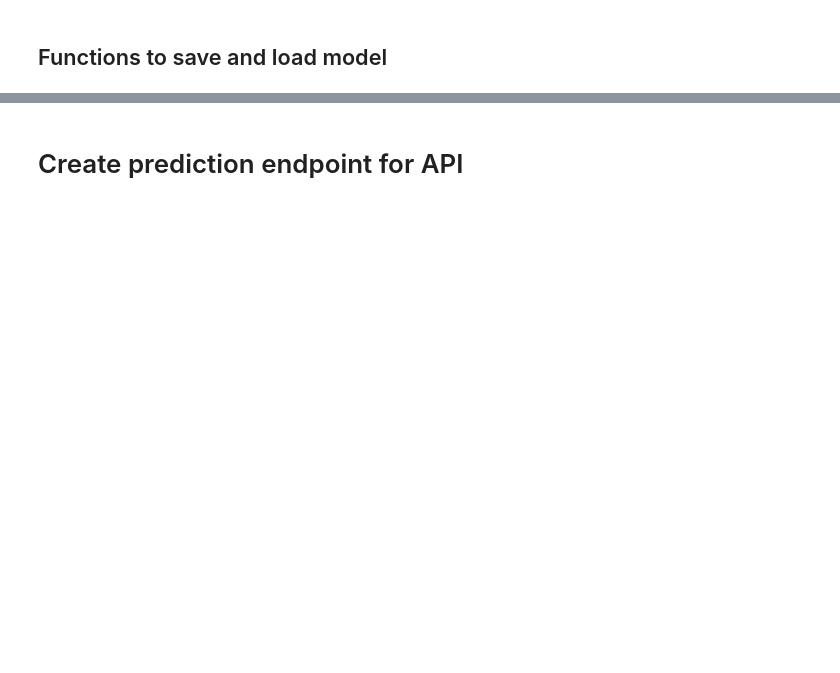
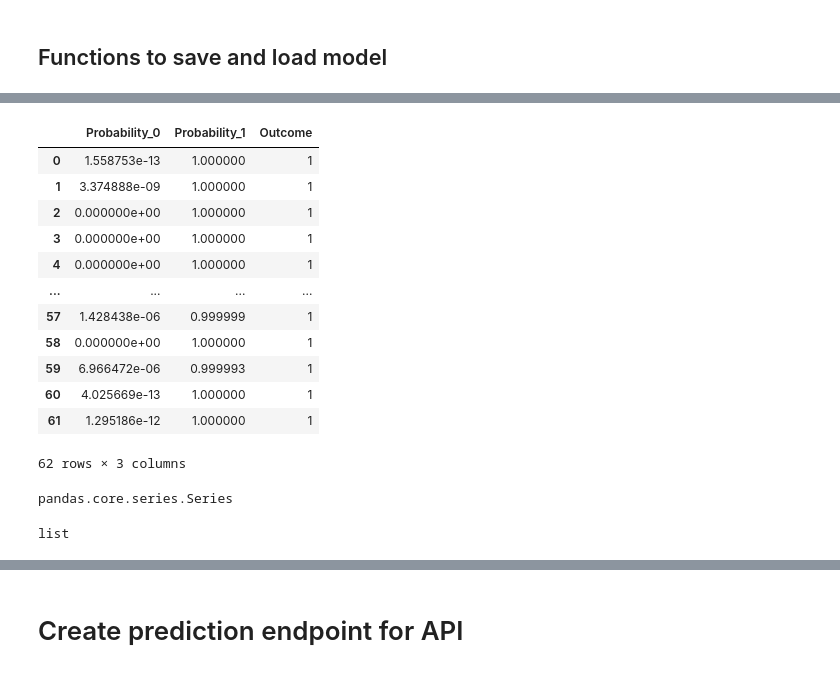
Before and after one commit to Klara-haas/brain_proteomics, a Jupyter notebook: api/jfschulz_notebooks/jfschulz_api.ipynb, the cells around one changed output, grey strips where cells are left out. Drawn from its saved outputs; the diff is of its cells as text; code cells hidden in the pictures; blank space fills up the shorter version.

```diff
--- a/api/jfschulz_notebooks/jfschulz_api.ipynb
+++ b/api/jfschulz_notebooks/jfschulz_api.ipynb
@@ -37,0 +117,32 @@ array(['astrocytoma', 'oligoastrocytoma', 'oligodendroglioma'],
+# %%
+# Save scaler
+
+from joblib import dump, load
+import time
+
+
+def save_scaler(scaler_to_save = None,
+               scaler_type = None,
+               path_to_save = "/home/jana/code/Klara-haas/brain_proteomics_project/brain_proteomics/api/saved_scalers"
+              ):
+    """
+    Persist trained model locally on the hard drive at f"{path_to_save/scaler_type/f"{timestamp}.joblib"
+    """
+
+    timestamp = time.strftime("%Y%m%d-%H%M%S")
+
+    # Save scaler locally
+    scaler_path_file = os.path.join(f"{path_to_save}/{scaler_type}_{timestamp}.joblib")
+
+    dump(scaler_to_save, scaler_path_file)
+
+    print(f"✅ Scaler saved locally at {scaler_path_file}")
+
+# Load scaler
+def load_scaler(path = '/home/jana/code/Klara-haas/brain_proteomics_project/brain_proteomics/api/saved_scalers',
+               file = 'MinMax_20240306-102844.joblib'
+              ):
+    path_file = f"{path}/{file}"
+
+    scaler = load(path_file)
+    return scaler
@@ -150,5 +207,5 @@ def load_model(path = '/home/jana/code/jfschulz/project-brain-proteomics/brain_p
     return model
 # %%
 model3 = load_model()
-model3
+scaler = load_scaler()
 # %% [output]
@@ -158,0 +216,3 @@ SGDClassifier(loss='log_loss')
+# %%
+X_test.shape
+X_test_proc = scaler.transform(X_test)
@@ -158,0 +259,6 @@ SGDClassifier(loss='log_loss')
+# %%
+outcome = pd.DataFrame(model.predict(X_test_proc), columns=["Outcome"], dtype = int)
+prob = pd.DataFrame(model.predict_proba(X_test_proc), columns=["Probability_0", "Probability_1"], dtype = float)
+
+    # Merge results into dataframe
+result = pd.merge(prob,outcome, left_index=True, right_index=True)
@@ -159,3 +309,28 @@ SGDClassifier(loss='log_loss')
+# %%
+result
+# %% [output]
+|  | Probability_0 | Probability_1 | Outcome |
+| 0 | 1.558753e-13 | 1.000000 | 1 |
+| 1 | 3.374888e-09 | 1.000000 | 1 |
+| 2 | 0.000000e+00 | 1.000000 | 1 |
+| 3 | 0.000000e+00 | 1.000000 | 1 |
+| 4 | 0.000000e+00 | 1.000000 | 1 |
+| ... | ... | ... | ... |
+| 57 | 1.428438e-06 | 0.999999 | 1 |
+| 58 | 0.000000e+00 | 1.000000 | 1 |
+| 59 | 6.966472e-06 | 0.999993 | 1 |
+| 60 | 4.025669e-13 | 1.000000 | 1 |
+| 61 | 1.295186e-12 | 1.000000 | 1 |
+62 rows × 3 columns
+# %%
+result_dict = result.to_dict('series')
+type(result_dict["Probability_0"])
+# %% [output]
+pandas.core.series.Series
+# %%
+type(list(model.predict(X_test_proc)))
+# %% [output]
+list
 # %%
 # Predict test data
 outcome = pd.DataFrame(model.predict(X_test_proc), columns=["Outcome"])
```
Also changed, not shown: parts of 46 cells of this notebook, 6 other files.
